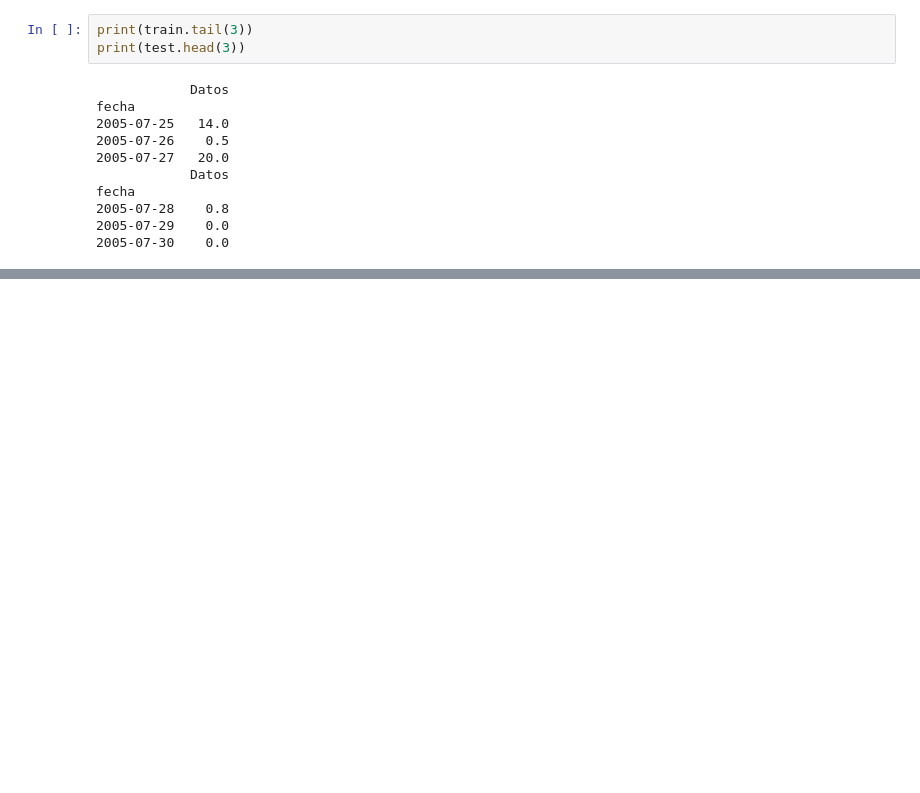
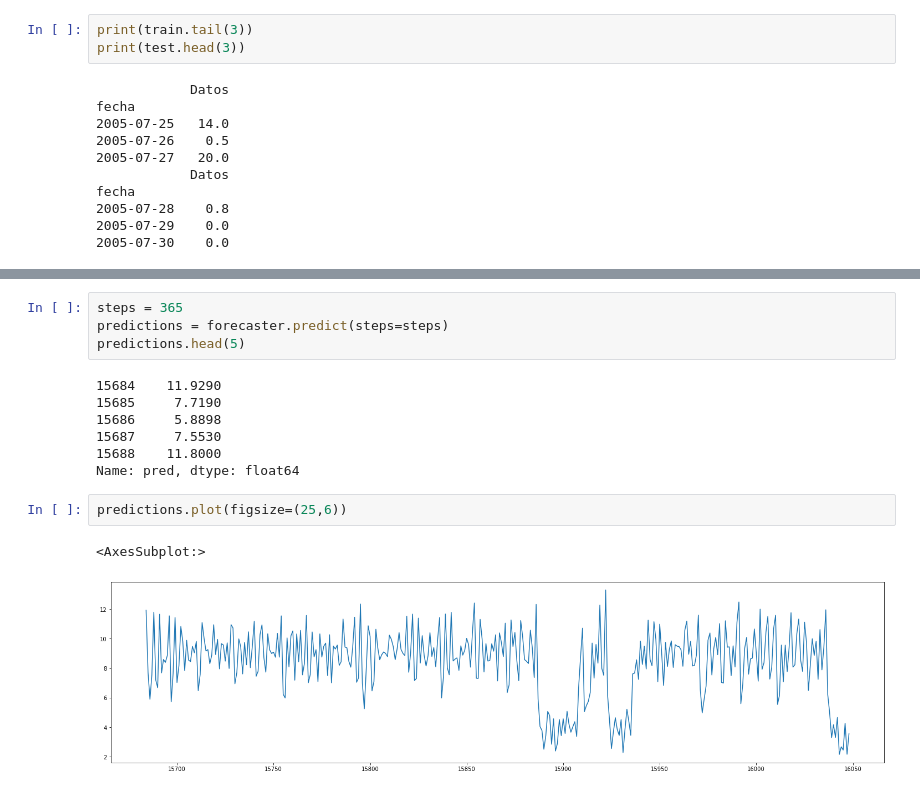
Before and after one commit to Ro-teodoro/clicom, a Jupyter notebook: clicom.ipynb, the cells around one changed output, grey strips where cells are left out. Saved outputs shown, nothing was run; the diff lists cells and outputs as text; blank space fills up the shorter version.

```diff
--- a/clicom.ipynb
+++ b/clicom.ipynb
@@ -383,0 +381,16 @@ plot_acf(train.Datos)
+# %%
+steps = 365
+predictions = forecaster.predict(steps=steps)
+predictions.head(5)
+# %% [output]
+15684    11.9290
+15685     7.7190
+15686     5.8898
+15687     7.5530
+15688    11.8000
+Name: pred, dtype: float64
+# %%
+predictions.plot(figsize=(25,6))
+# %% [output]
+<AxesSubplot:>
+[figure, added]
```
Also changed, not shown: parts of 12 cells of this notebook.
